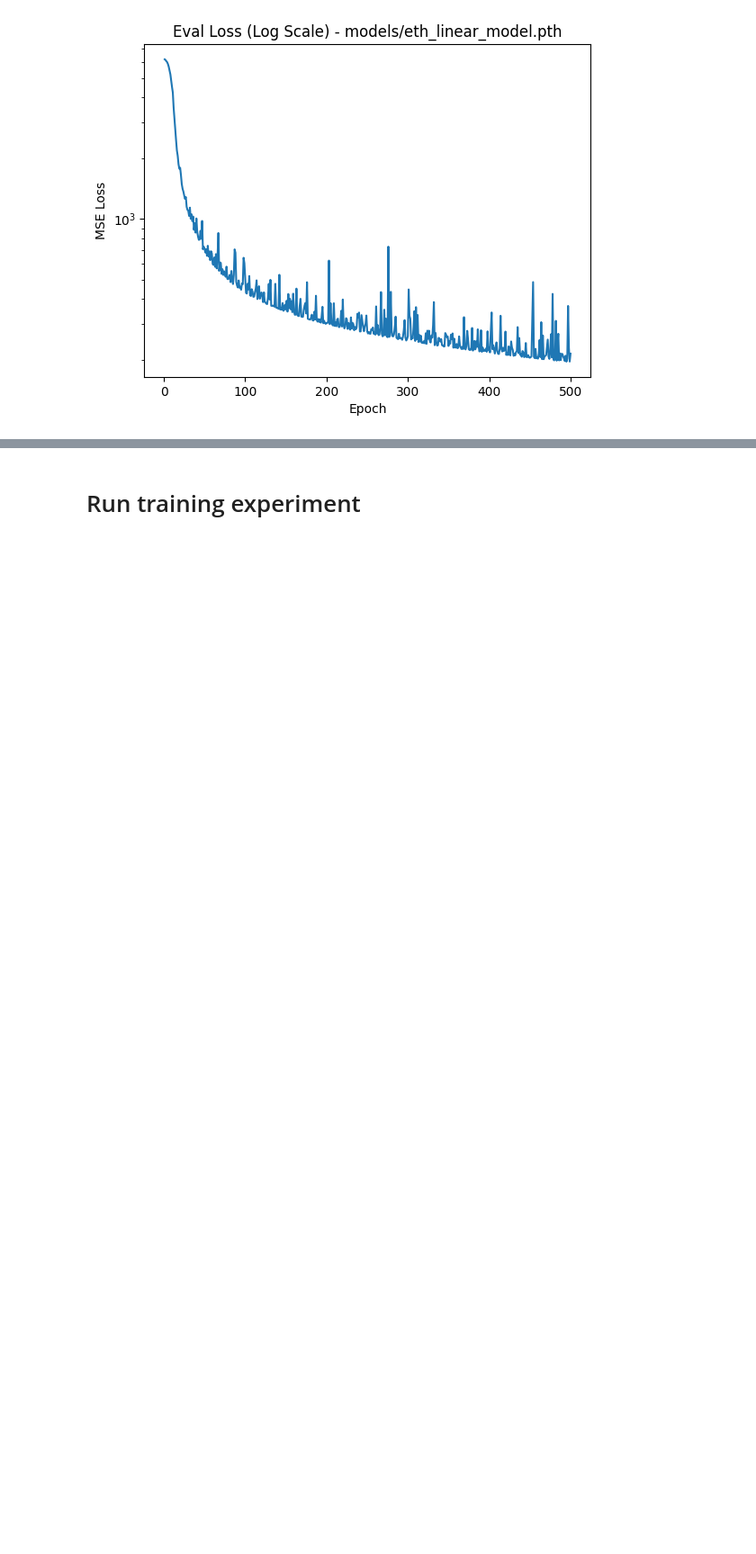
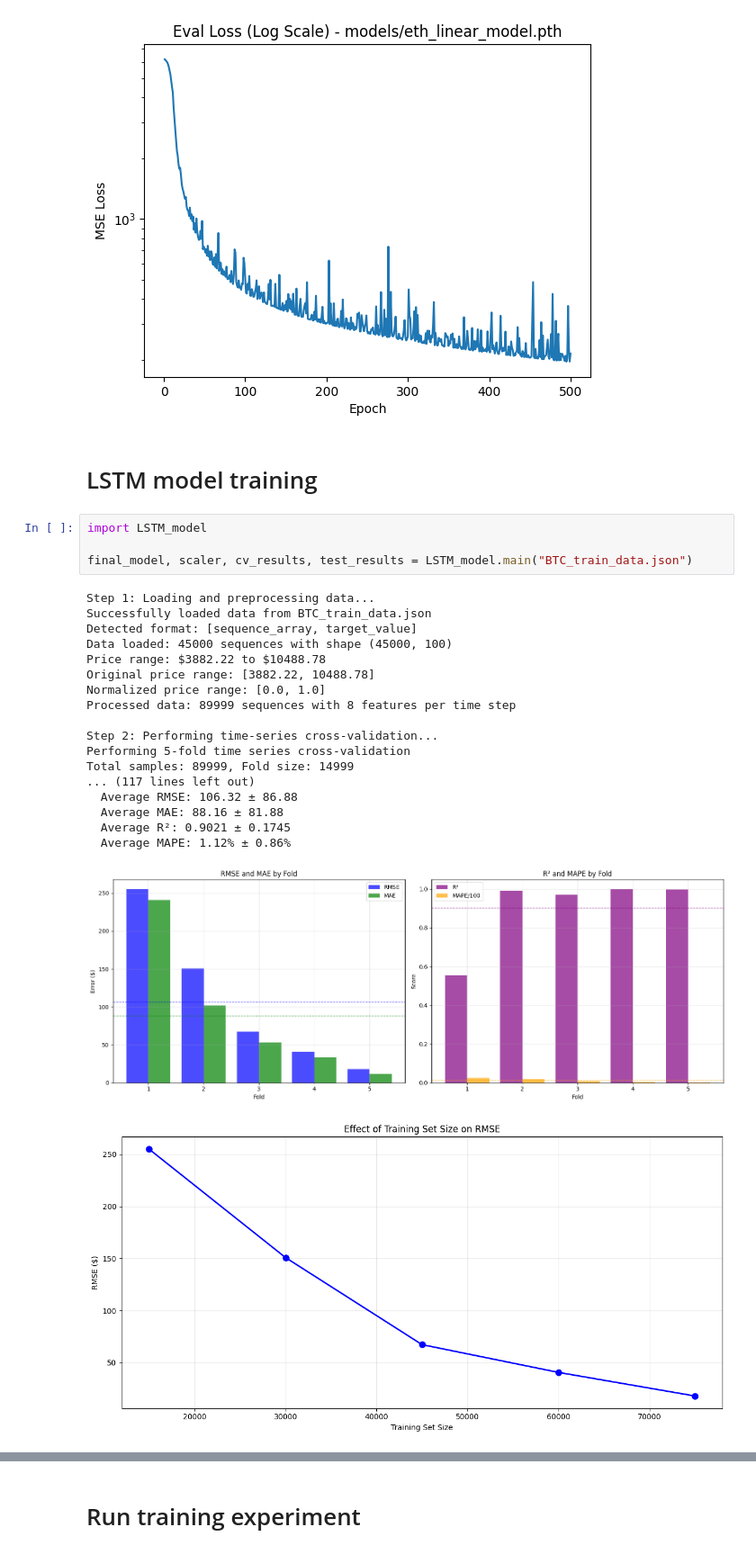
Before and after one commit to MWajdi/rl-portfolio-reallocation, a Jupyter notebook: run_training_experiment.ipynb, the cells around one changed output, grey strips where cells are left out. Shown at 90% size. Drawn from its saved outputs; the diff is of its cells as text; blank space fills up the shorter version.

```diff
--- a/run_training_experiment.ipynb
+++ b/run_training_experiment.ipynb
@@ -147,3 +147,29 @@ eth_linear_model = train_linear_model.main(args)
 [Epoch 500/500] Train MSE: 85.0679 | Val MSE: 214.3947
 [figure]
 [figure]
+# %% [markdown]
+# LSTM model training
+# %%
+import LSTM_model
+
+final_model, scaler, cv_results, test_results = LSTM_model.main("BTC_train_data.json")
+# %% [output]
+Step 1: Loading and preprocessing data...
+Successfully loaded data from BTC_train_data.json
+Detected format: [sequence_array, target_value]
+Data loaded: 45000 sequences with shape (45000, 100)
+Price range: $3882.22 to $10488.78
+Original price range: [3882.22, 10488.78]
+Normalized price range: [0.0, 1.0]
+Processed data: 89999 sequences with 8 features per time step
+
+Step 2: Performing time-series cross-validation...
+Performing 5-fold time series cross-validation
+Total samples: 89999, Fold size: 14999
+... (117 lines left out)
+  Average RMSE: 106.32 ± 86.88
+  Average MAE: 88.16 ± 81.88
+  Average R²: 0.9021 ± 0.1745
+  Average MAPE: 1.12% ± 0.86%
+[figure, added]
+[figure, added]
```
Also changed, not shown: parts of 2 cells of this notebook, 4 other files.
